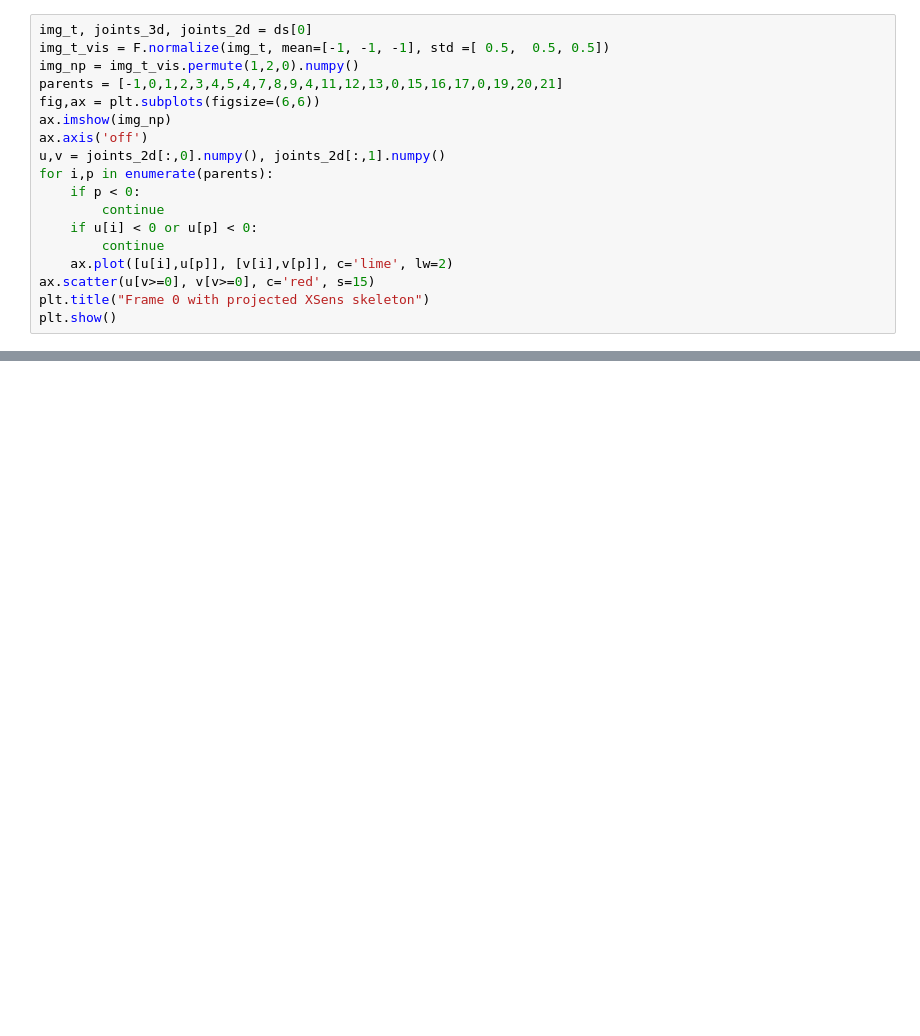
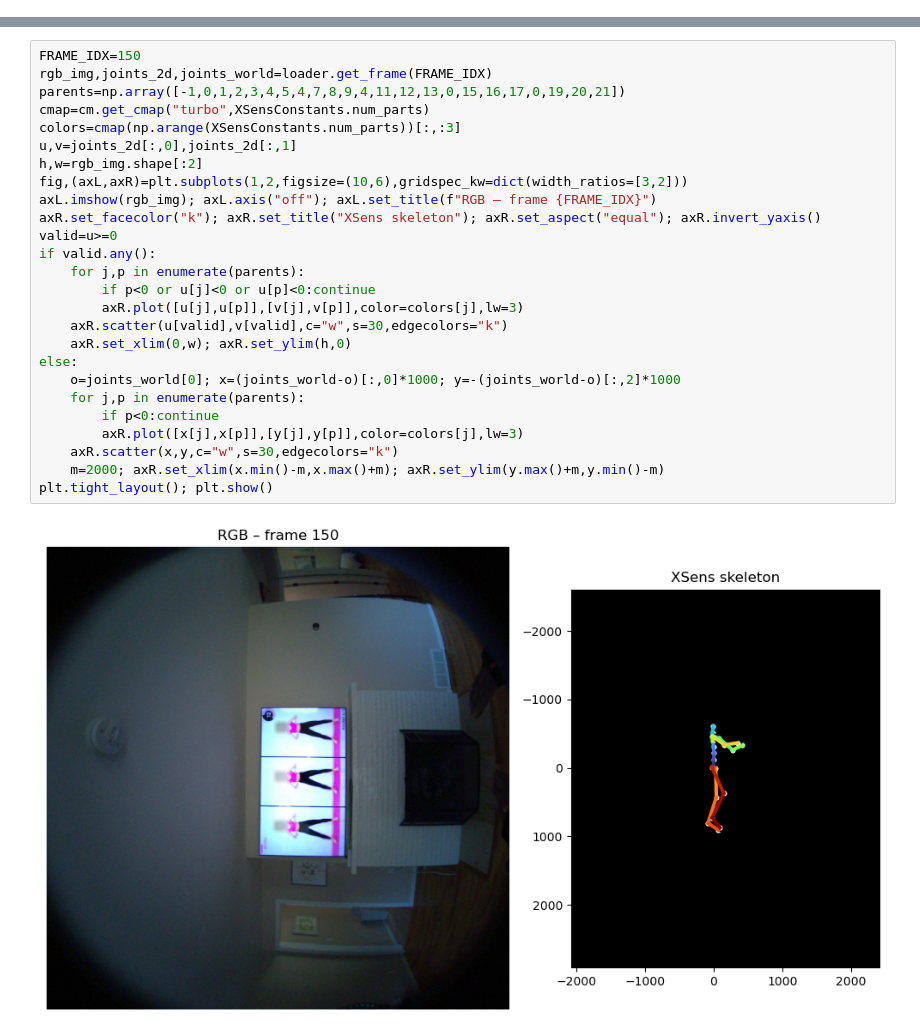
Before and after one commit to tassdam/nymeria_dataset, a Jupyter notebook: prot.ipynb, the cells around one changed output, grey strips where cells are left out. Cells and saved outputs as stored; diff of their text form; blank space fills up the shorter version.

```diff
--- a/prot.ipynb
+++ b/prot.ipynb
@@ -121,20 +74,2 @@ loader  = DataLoader(ds, batch_size=8, shuffle=True, num_workers=4, pin_memory=T
        [-0.64812185,  0.75802483, -0.07305082,  0.03089059],
        [ 0.76092448,  0.64845995, -0.02221792, -0.12410255]])
-# %%
-img_t, joints_3d, joints_2d = ds[0]
-img_t_vis = F.normalize(img_t, mean=[-1, -1, -1], std =[ 0.5,  0.5, 0.5])
-img_np = img_t_vis.permute(1,2,0).numpy()
-parents = [-1,0,1,2,3,4,5,4,7,8,9,4,11,12,13,0,15,16,17,0,19,20,21]
-fig,ax = plt.subplots(figsize=(6,6))
-ax.imshow(img_np)
-ax.axis('off')
-u,v = joints_2d[:,0].numpy(), joints_2d[:,1].numpy()
-for i,p in enumerate(parents):
-    if p < 0:
-        continue
-    if u[i] < 0 or u[p] < 0:
-        continue
-    ax.plot([u[i],u[p]], [v[i],v[p]], c='lime', lw=2)
-ax.scatter(u[v>=0], v[v>=0], c='red', s=15)
-plt.title("Frame 0 with projected XSens skeleton")
-plt.show()
@@ -144,0 +76,28 @@ Clipping input data to the valid range for imshow with RGB data ([0..1] for floa
+# %%
+FRAME_IDX=150
+rgb_img,joints_2d,joints_world=loader.get_frame(FRAME_IDX)
+parents=np.array([-1,0,1,2,3,4,5,4,7,8,9,4,11,12,13,0,15,16,17,0,19,20,21])
+cmap=cm.get_cmap("turbo",XSensConstants.num_parts)
+colors=cmap(np.arange(XSensConstants.num_parts))[:,:3]
+u,v=joints_2d[:,0],joints_2d[:,1]
+h,w=rgb_img.shape[:2]
+fig,(axL,axR)=plt.subplots(1,2,figsize=(10,6),gridspec_kw=dict(width_ratios=[3,2]))
+axL.imshow(rgb_img); axL.axis("off"); axL.set_title(f"RGB – frame {FRAME_IDX}")
+axR.set_facecolor("k"); axR.set_title("XSens skeleton"); axR.set_aspect("equal"); axR.invert_yaxis()
+valid=u>=0
+if valid.any():
+    for j,p in enumerate(parents):
+        if p<0 or u[j]<0 or u[p]<0:continue
+        axR.plot([u[j],u[p]],[v[j],v[p]],color=colors[j],lw=3)
+    axR.scatter(u[valid],v[valid],c="w",s=30,edgecolors="k")
+    axR.set_xlim(0,w); axR.set_ylim(h,0)
+else:
+    o=joints_world[0]; x=(joints_world-o)[:,0]*1000; y=-(joints_world-o)[:,2]*1000
+    for j,p in enumerate(parents):
+        if p<0:continue
+        axR.plot([x[j],x[p]],[y[j],y[p]],color=colors[j],lw=3)
+    axR.scatter(x,y,c="w",s=30,edgecolors="k")
+    m=2000; axR.set_xlim(x.min()-m,x.max()+m); axR.set_ylim(y.max()+m,y.min()-m)
+plt.tight_layout(); plt.show()
+# %% [output]
+[figure, added]
```
Also changed, not shown: parts of 4 cells of this notebook, 2 other files.
